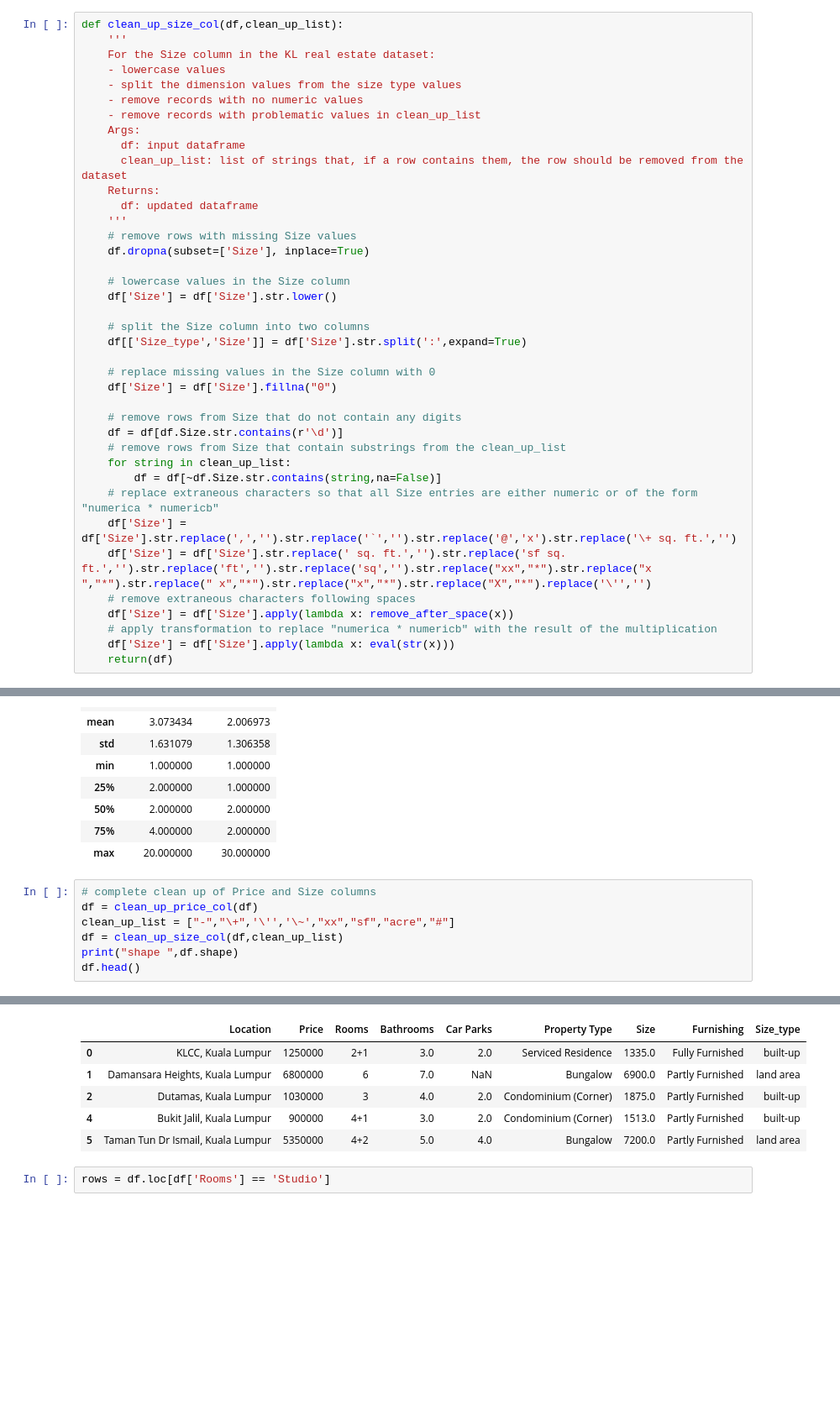
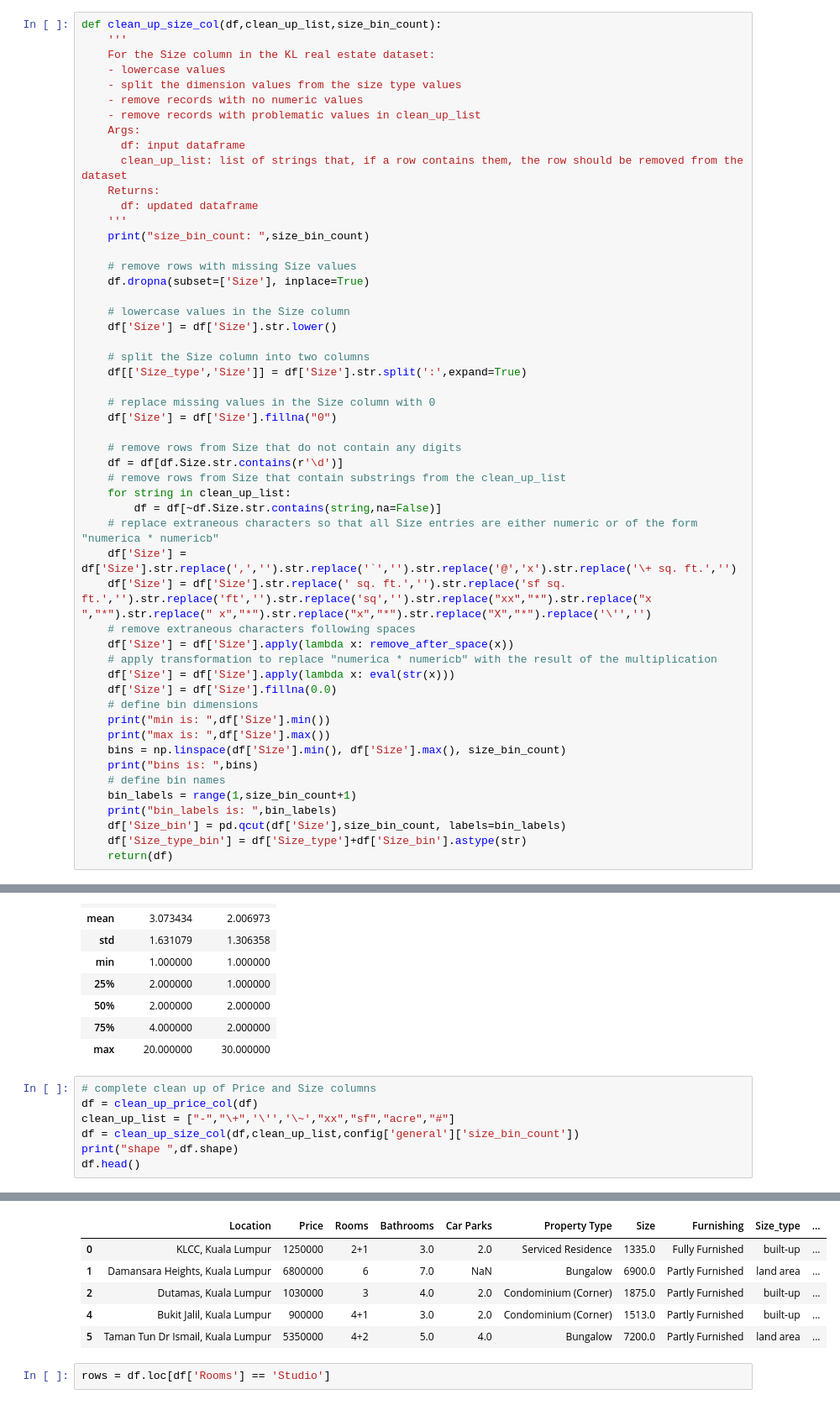
Before and after one commit to ryanmark1867/deep_learning_best_practices, a Jupyter notebook: notebooks/data_preparation.ipynb, the cells around one changed output, grey strips where cells are left out. Shown at 84% size. Saved outputs shown, nothing was run; the diff lists cells and outputs as text; blank space fills up the shorter version.

Commit message:
update size feature

```diff
--- a/notebooks/data_preparation.ipynb
+++ b/notebooks/data_preparation.ipynb
@@ -233,7 +233,7 @@ def remove_after_space(input_string):
   output_string = re.sub(r'\([^)]*\)','',output_string)
   return(output_string)
 # %%
-def clean_up_size_col(df,clean_up_list):
+def clean_up_size_col(df,clean_up_list,size_bin_count):
     '''
     For the Size column in the KL real estate dataset:
     - lowercase values
@@ -246,6 +246,8 @@ def clean_up_size_col(df,clean_up_list):
     Returns:
       df: updated dataframe
     '''
+    print("size_bin_count: ",size_bin_count)
+
     # remove rows with missing Size values
     df.dropna(subset=['Size'], inplace=True)
 
@@ -270,6 +272,17 @@ def clean_up_size_col(df,clean_up_list):
     df['Size'] = df['Size'].apply(lambda x: remove_after_space(x))
     # apply transformation to replace "numerica * numericb" with the result of the multiplication
     df['Size'] = df['Size'].apply(lambda x: eval(str(x)))
+    df['Size'] = df['Size'].fillna(0.0)
+    # define bin dimensions
+    print("min is: ",df['Size'].min())
+    print("max is: ",df['Size'].max())
+    bins = np.linspace(df['Size'].min(), df['Size'].max(), size_bin_count)
+    print("bins is: ",bins)
+    # define bin names
+    bin_labels = range(1,size_bin_count+1)
+    print("bin_labels is: ",bin_labels)
+    df['Size_bin'] = pd.qcut(df['Size'],size_bin_count, labels=bin_labels)
+    df['Size_type_bin'] = df['Size_type']+df['Size_bin'].astype(str)
     return(df)
 # %%
 def clean_up_price_col(df):
@@ -436,7 +466,7 @@ df.describe()
 # complete clean up of Price and Size columns
 df = clean_up_price_col(df)
 clean_up_list = ["-","\+",'\'','\~',"xx","sf","acre","#"]
-df = clean_up_size_col(df,clean_up_list)
+df = clean_up_size_col(df,clean_up_list,config['general']['size_bin_count'])
 print("shape ",df.shape)
 df.head()
 # %% [output]
@@ -448,9 +490,9 @@ shape  (51386, 9)
-|  | Location | Price | Rooms | Bathrooms | Car Parks | Property Type | Size | Furnishing | Size_type |
-| 0 | KLCC, Kuala Lumpur | 1250000 | 2+1 | 3.0 | 2.0 | Serviced Residence | 1335.0 | Fully Furnished | built-up |
-| 1 | Damansara Heights, Kuala Lumpur | 6800000 | 6 | 7.0 | NaN | Bungalow | 6900.0 | Partly Furnished | land area |
-| 2 | Dutamas, Kuala Lumpur | 1030000 | 3 | 4.0 | 2.0 | Condominium (Corner) | 1875.0 | Partly Furnished | built-up |
-| 4 | Bukit Jalil, Kuala Lumpur | 900000 | 4+1 | 3.0 | 2.0 | Condominium (Corner) | 1513.0 | Partly Furnished | built-up |
-| 5 | Taman Tun Dr Ismail, Kuala Lumpur | 5350000 | 4+2 | 5.0 | 4.0 | Bungalow | 7200.0 | Partly Furnished | land area |
+|  | Location | Price | Rooms | Bathrooms | Car Parks | Property Type | Size | Furnishing | Size_type | ... |
+| 0 | KLCC, Kuala Lumpur | 1250000 | 2+1 | 3.0 | 2.0 | Serviced Residence | 1335.0 | Fully Furnished | built-up | ... |
+| 1 | Damansara Heights, Kuala Lumpur | 6800000 | 6 | 7.0 | NaN | Bungalow | 6900.0 | Partly Furnished | land area | ... |
+| 2 | Dutamas, Kuala Lumpur | 1030000 | 3 | 4.0 | 2.0 | Condominium (Corner) | 1875.0 | Partly Furnished | built-up | ... |
+| 4 | Bukit Jalil, Kuala Lumpur | 900000 | 4+1 | 3.0 | 2.0 | Condominium (Corner) | 1513.0 | Partly Furnished | built-up | ... |
+| 5 | Taman Tun Dr Ismail, Kuala Lumpur | 5350000 | 4+2 | 5.0 | 4.0 | Bungalow | 7200.0 | Partly Furnished | land area | ... |
 # %%
 rows = df.loc[df['Rooms'] == 'Studio']
 # %%
```
Also changed, not shown: parts of 15 cells of this notebook, 6 other files.
